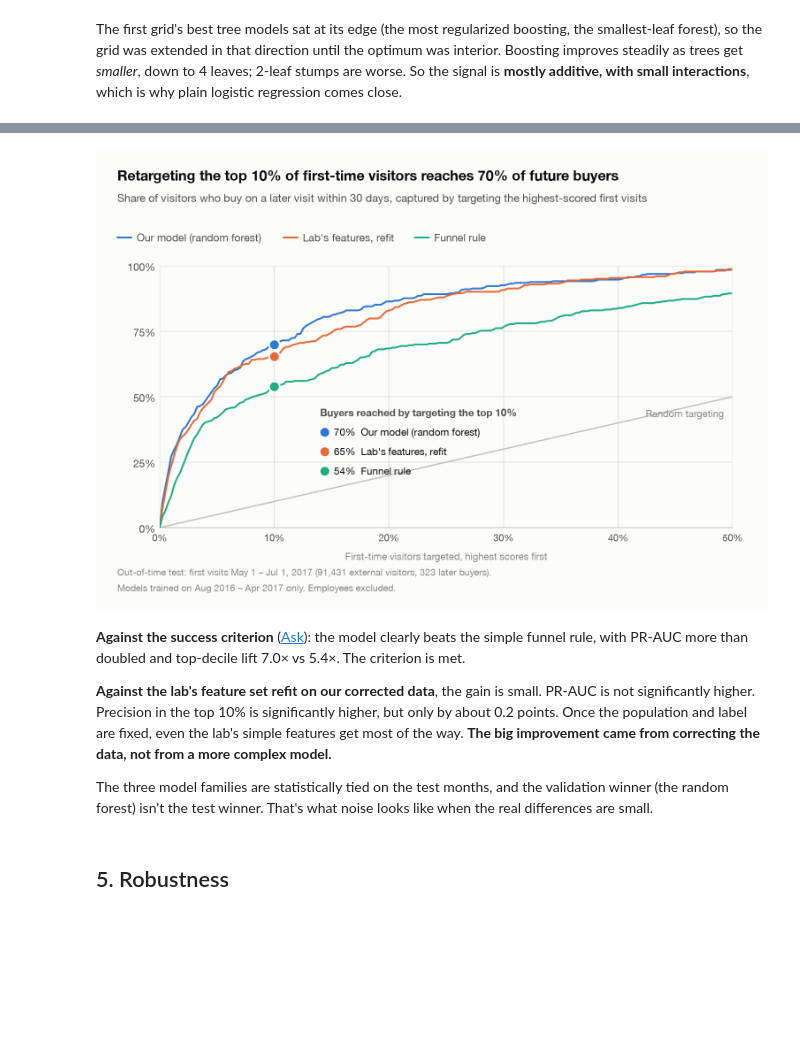
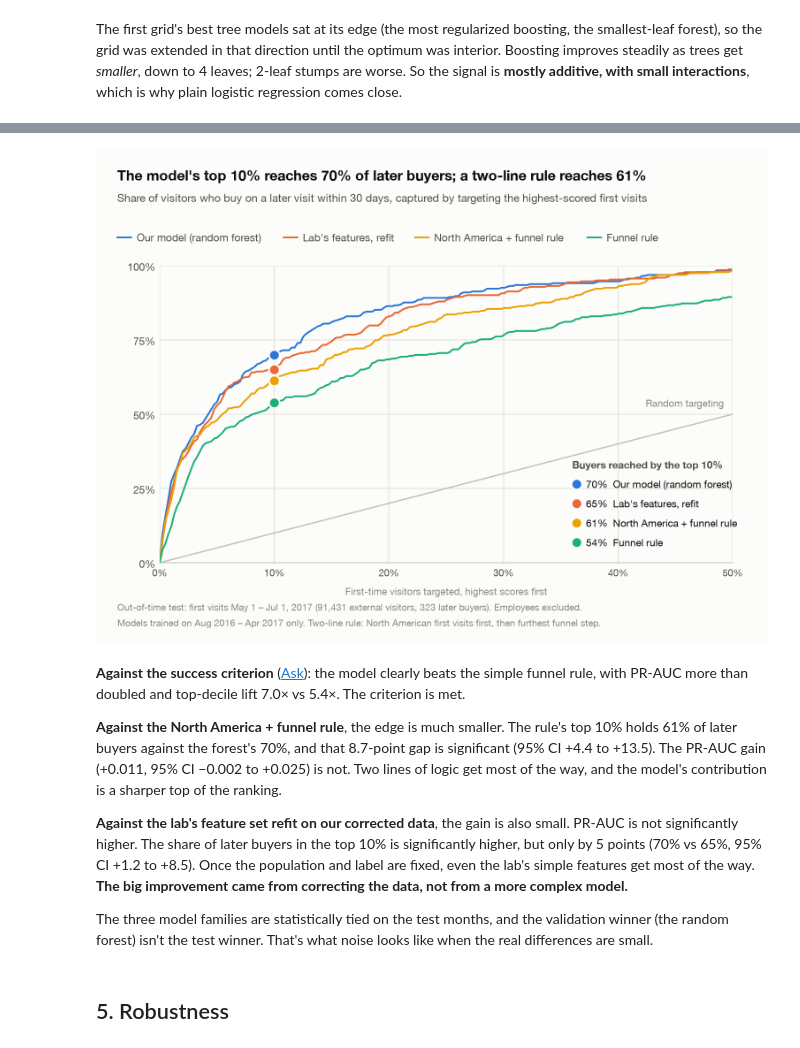
Before and after one commit to Pann13223029/merch-store-marketing-case-study, a Jupyter notebook: notebooks/04_analyze_remarketing.ipynb, the cells around one changed output, grey strips where cells are left out. Saved outputs shown, nothing was run; the diff lists cells and outputs as text; code cells hidden in the pictures; blank space fills up the shorter version.

```diff
--- a/notebooks/04_analyze_remarketing.ipynb
+++ b/notebooks/04_analyze_remarketing.ipynb
@@ -192,10 +195,9 @@ best = best.loc[best.groupby("model").cv_pr_auc.idxmax()].set_index("model")
 chosen = best.cv_pr_auc.idxmax()
 
 baseline_cv = {}
-prs = [average_precision_score(rows_between(train, c, e)[LABEL], funnel_rule_score(rows_between(train, c, e)))
-       for _, (c, e) in CV_FOLDS]
-from src.modeling import cross_validate
-baseline_cv["Funnel rule"] = np.mean(prs)
+for name, rule in [("Funnel rule", funnel_rule_score), ("Funnel + geo rule", funnel_geo_rule_score)]:
+    baseline_cv[name] = np.mean([average_precision_score(rows_between(train, c, e)[LABEL], rule(rows_between(train, c, e)))
+                                 for _, (c, e) in CV_FOLDS])
 baseline_cv["Lab features (refit)"] = cross_validate(lab_features_pipeline, train)["cv_pr_auc"]
 summary = pd.concat([pd.Series(baseline_cv, name="cv_pr_auc"), best.cv_pr_auc]).sort_values(ascending=False)
 print("Chosen by the rule:", chosen)
@@ -215,5 +221,5 @@ All models are refit on the full training months and scored once on the test mon
 # %%
-scores = {"Funnel rule": funnel_rule_score(test),
+scores = {"Funnel rule": funnel_rule_score(test), "Funnel + geo rule": funnel_geo_rule_score(test),
           "Lab features (refit)": lab_features_pipeline().fit(train, train[LABEL]).predict_proba(test)[:, 1]}
 fitted = {}
 for name, row in best.iterrows():
@@ -251,22 +262,62 @@ pd.DataFrame(comparisons).T.round(4)
 # %%
+# Four rankings are more than viz.gains_chart's in-plot value key has room for, so this chart is drawn here in the
+# same style, with the key in the empty corner under the random-targeting line.
 labels = {chosen: "Our model (random forest)" if chosen == "random_forest" else f"Our model ({chosen})",
-          "Lab features (refit)": "Lab's features, refit", "Funnel rule": "Funnel rule"}
-colors = {labels[chosen]: viz.SERIES_1, labels["Lab features (refit)"]: "#eb6834", labels["Funnel rule"]: "#1baf7a"}
-curves = {labels[k]: viz.cumulative_gains(y, scores[k]) for k in [chosen, "Lab features (refit)", "Funnel rule"]}
-fig = viz.gains_chart(
-    curves, colors,
-    title="Retargeting the top 10% of first-time visitors reaches 70% of future buyers",
-    subtitle="Share of visitors who buy on a later visit within 30 days, captured by targeting the highest-scored first visits",
-    note=(f"Out-of-time test: first visits May 1 – Jul 1, 2017 ({len(test):,} external visitors, {int(y.sum())} later buyers).\n"
-          "Models trained on Aug 2016 – Apr 2017 only. Employees excluded."),
-)
+          "Lab features (refit)": "Lab's features, refit", "Funnel + geo rule": "North America + funnel rule",
+          "Funnel rule": "Funnel rule"}
+colors = {chosen: viz.SERIES_1, "Lab features (refit)": "#eb6834", "Funnel + geo rule": "#eda100",
+          "Funnel rule": "#1baf7a"}   # reference palette slots 1, 2, 4, 3: the earlier series keep their colors
+reach = {k: top_share_recall(y, scores[k], 0.10) for k in labels}
+
+viz.apply_style()
+fig, ax = viz.figure(760, 560, plot_box=(72, 132, 40, 92))
+ax.set_xlim(0, 0.5)
+ax.set_ylim(0, 1)
+ax.set_xticks(np.linspace(0, 0.5, 6), [f"{t:.0%}" for t in np.linspace(0, 0.5, 6)])
+ax.set_yticks([0, 0.25, 0.5, 0.75, 1.0], ["0%", "25%", "50%", "75%", "100%"])
+ax.grid(axis="both", zorder=0)
+ax.spines["left"].set_visible(False)
+ax.spines["bottom"].set_color(viz.AXIS)
+ax.set_xlabel("First-time visitors targeted, highest scores first", fontsize=viz.px(11), color=viz.MUTED, labelpad=6)
+ax.plot([0, 0.5], [0, 0.5], color=viz.AXIS, lw=viz.px(1.5), zorder=2)
+ax.text(0.4925, 0.5175, "Random targeting", ha="right", va="bottom", fontsize=viz.px(11), color=viz.MUTED)
+ax.axvline(0.10, color=viz.AXIS, lw=viz.px(1), zorder=1)
+for k in labels:
+    share, captured = viz.cumulative_gains(y, scores[k])
+    ax.plot(share[share <= 0.5], captured[share <= 0.5], color=colors[k], lw=viz.px(2), solid_joinstyle="round",
+            solid_capstyle="round", zorder=3)
+    viz.dot(ax, 0.10, reach[k], colors[k], diameter_px=8)
+kx, ky, row = 0.36, 0.33, 22 / 336   # value key: one row per 22 px of the 336-px-tall plot
+ax.text(kx, ky, "Buyers reached by the top 10%", ha="left", va="center", fontsize=viz.px(11.5), color=viz.INK_2,
+        fontweight="bold")
+for i, k in enumerate(sorted(labels, key=lambda k: -reach[k]), start=1):
+    viz.dot(ax, kx + 0.004, ky - i * row, colors[k], diameter_px=8)
+    ax.text(kx + 0.012, ky - i * row, f"{reach[k]:.0%}  {labels[k]}", ha="left", va="center", fontsize=viz.px(11.5),
+            color=viz.INK)
+
+viz.header(fig, f"The model's top 10% reaches {reach[chosen]:.0%} of later buyers; a two-line rule reaches "
+                f"{reach['Funnel + geo rule']:.0%}",
+           "Share of visitors who buy on a later visit within 30 days, captured by targeting the highest-scored first visits")
+w, h = fig.get_size_inches() * viz.PX_PER_IN
+lx = 24
+for k in labels:   # legend row under the subtitle
+    fig.add_artist(Line2D([lx / w, (lx + 16) / w], [1 - 100 / h] * 2, color=colors[k], lw=viz.px(2),
+                          transform=fig.transFigure, solid_capstyle="round"))
+    t = fig.text((lx + 22) / w, 1 - 100 / h, labels[k], ha="left", va="center", fontsize=viz.px(12), color=viz.INK_2)
+    fig.canvas.draw()
+    lx += 22 + t.get_window_extent().width / (fig.dpi / viz.PX_PER_IN) + 26
+viz.footnote(fig, f"Out-of-time test: first visits May 1 – Jul 1, 2017 ({len(test):,} external visitors, {int(y.sum())} "
+                  "later buyers). Employees excluded.\nModels trained on Aug 2016 – Apr 2017 only. Two-line rule: North "
+                  "American first visits first, then furthest funnel step.")
 viz.show_saved(fig, ROOT / "reports/figures/d2_gains_chart.png")
 # %% [output]
-[figure, old version]
+[figure, new version]
 # %% [markdown]
 **Against the success criterion** ([Ask](../reports/01_ask.md)): the model clearly beats the simple funnel rule, with PR-AUC more than doubled and top-decile lift 7.0× vs 5.4×. The criterion is met.
 
-**Against the lab's feature set refit on our corrected data**, the gain is small. PR-AUC is not significantly higher. Precision in the top 10% is significantly higher, but only by about 0.2 points. Once the population and label are fixed, even the lab's simple features get most of the way. **The big improvement came from correcting the data, not from a more complex model.**
+**Against the North America + funnel rule**, the edge is much smaller. The rule's top 10% holds 61% of later buyers against the forest's 70%, and that 8.7-point gap is significant (95% CI +4.4 to +13.5). The PR-AUC gain (+0.011, 95% CI −0.002 to +0.025) is not. Two lines of logic get most of the way, and the model's contribution is a sharper top of the ranking.
+
+**Against the lab's feature set refit on our corrected data**, the gain is also small. PR-AUC is not significantly higher. The share of later buyers in the top 10% is significantly higher, but only by 5 points (70% vs 65%, 95% CI +1.2 to +8.5). Once the population and label are fixed, even the lab's simple features get most of the way. **The big improvement came from correcting the data, not from a more complex model.**
 
 The three model families are statistically tied on the test months, and the validation winner (the random forest) isn't the test winner. That's what noise looks like when the real differences are small.
 # %% [markdown]
```
Also changed, not shown: parts of 18 cells of this notebook, 11 other files.
